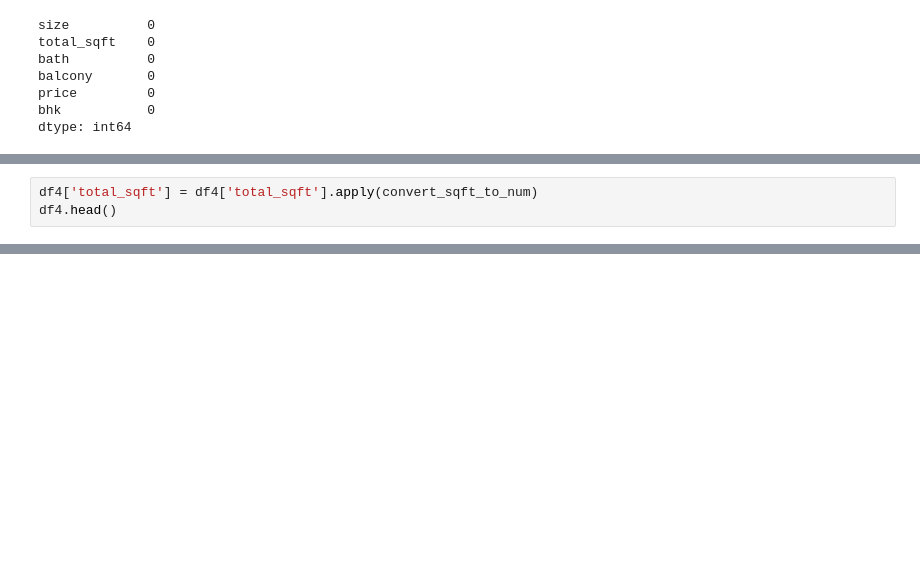
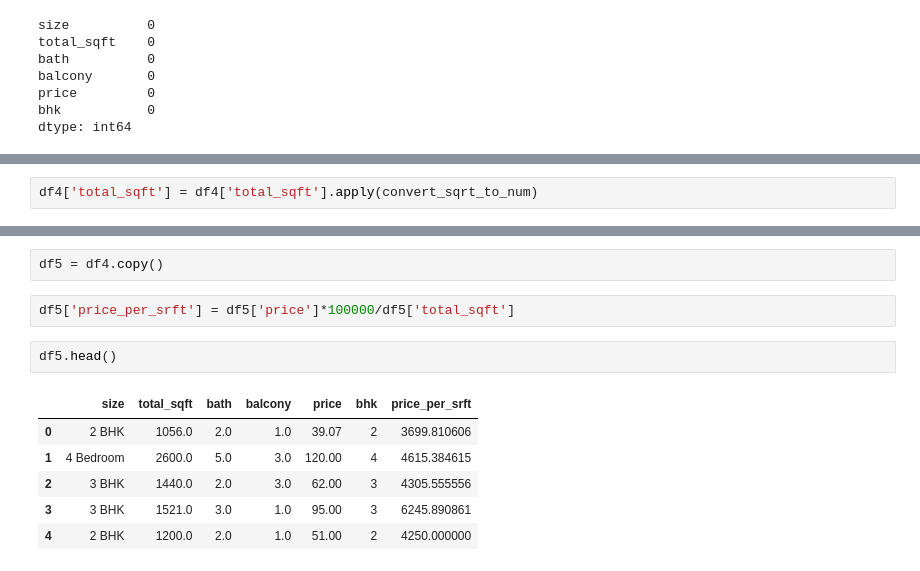
Before and after one commit to pandeydevendra/python_dev, a Jupyter notebook: ds_ml/ds/banglore_home_price_api/data_science_project_001 .ipynb, the cells around one changed output, grey strips where cells are left out. Saved outputs shown, nothing was run; the diff lists cells and outputs as text; blank space fills up the shorter version.

```diff
--- a/ds_ml/ds/banglore_home_price_api/data_science_project_001 .ipynb
+++ b/ds_ml/ds/banglore_home_price_api/data_science_project_001 .ipynb
@@ -436,3 +423,0 @@ def convert_sqft_to_num(x):
-# %%
-df4['total_sqft'] = df4['total_sqft'].apply(convert_sqft_to_num)
-df4.head()
@@ -440,0 +424,2 @@ AttributeError: 'float' object has no attribute 'split'
+# %%
+df4['total_sqft'] = df4['total_sqft'].apply(convert_sqrt_to_num)
@@ -440,0 +445,13 @@ AttributeError: 'float' object has no attribute 'split'
+# %%
+df5 = df4.copy()
+# %%
+df5['price_per_srft'] = df5['price']*100000/df5['total_sqft']
+# %%
+df5.head()
+# %% [output]
+|  | size | total_sqft | bath | balcony | price | bhk | price_per_srft |
+| 0 | 2 BHK | 1056.0 | 2.0 | 1.0 | 39.07 | 2 | 3699.810606 |
+| 1 | 4 Bedroom | 2600.0 | 5.0 | 3.0 | 120.00 | 4 | 4615.384615 |
+| 2 | 3 BHK | 1440.0 | 2.0 | 3.0 | 62.00 | 3 | 4305.555556 |
+| 3 | 3 BHK | 1521.0 | 3.0 | 1.0 | 95.00 | 3 | 6245.890861 |
+| 4 | 2 BHK | 1200.0 | 2.0 | 1.0 | 51.00 | 2 | 4250.000000 |
```
Also changed, not shown: parts of 25 cells of this notebook, 2 other files.
